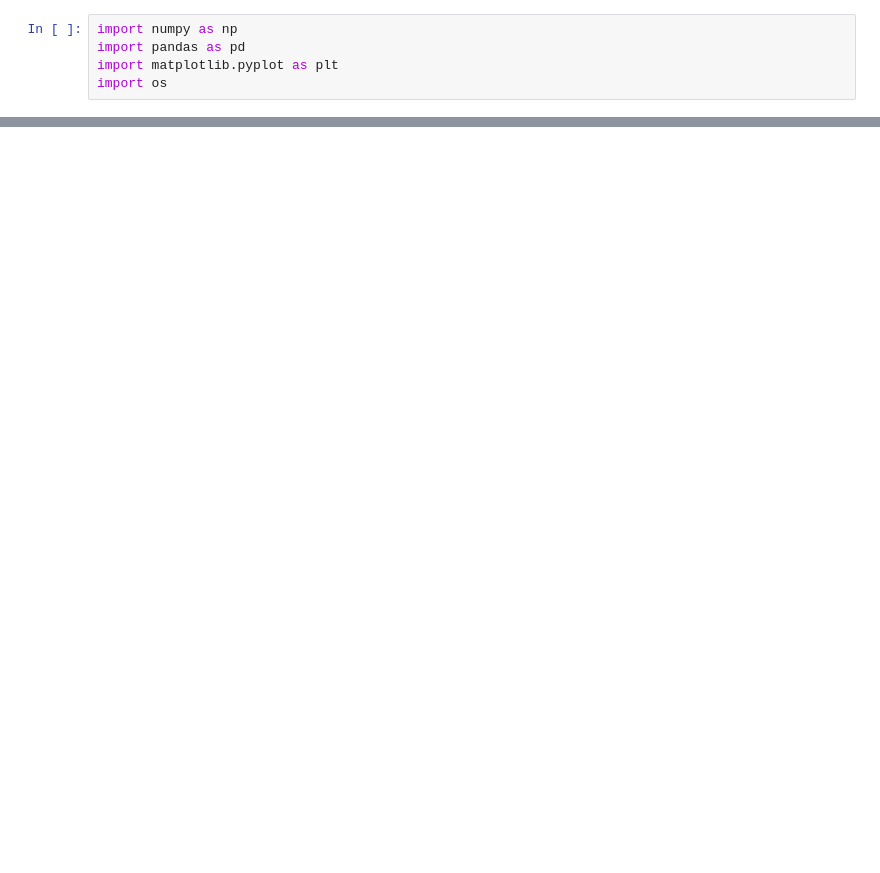
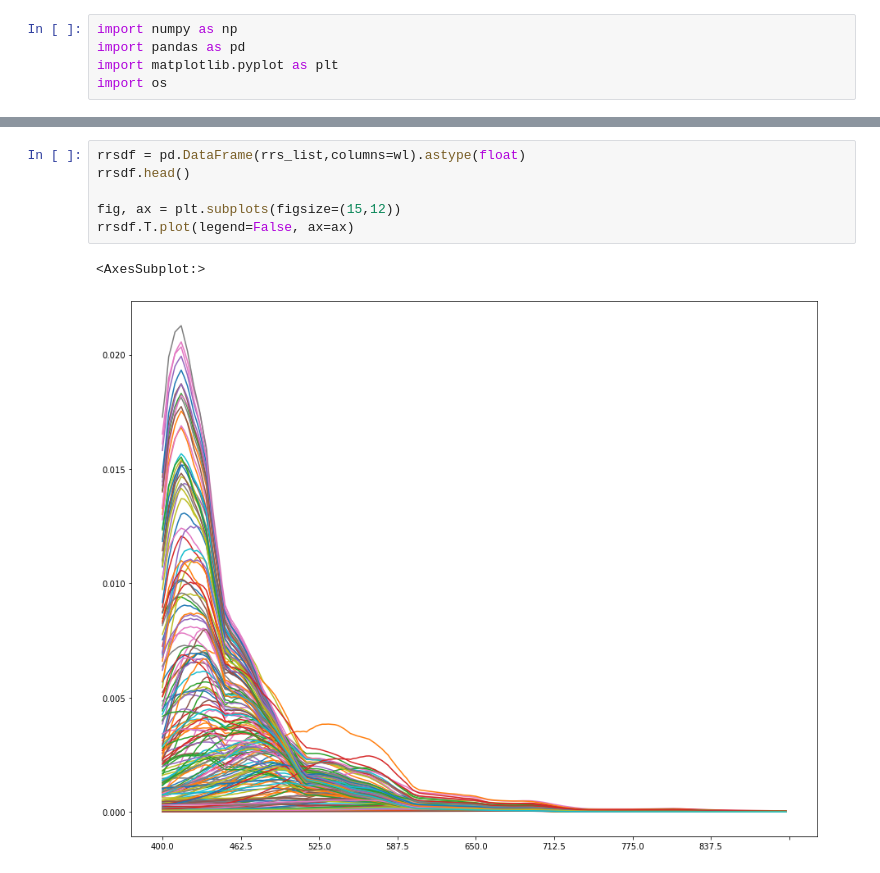
Before and after one commit to JAKravitz/SWIPE_HE, a Jupyter notebook: plot_rrs.ipynb, the cells around one changed output, grey strips where cells are left out. Saved outputs shown, nothing was run; the diff lists cells and outputs as text; blank space fills up the shorter version.

```diff
--- a/plot_rrs.ipynb
+++ b/plot_rrs.ipynb
@@ -29,0 +70,9 @@ for line in lines:
+# %%
+rrsdf = pd.DataFrame(rrs_list,columns=wl).astype(float)
+rrsdf.head()
+
+fig, ax = plt.subplots(figsize=(15,12))
+rrsdf.T.plot(legend=False, ax=ax)
+# %% [output]
+<AxesSubplot:>
+[figure, added]
```
Also changed, not shown: parts of 10 cells of this notebook, 3 other files.
